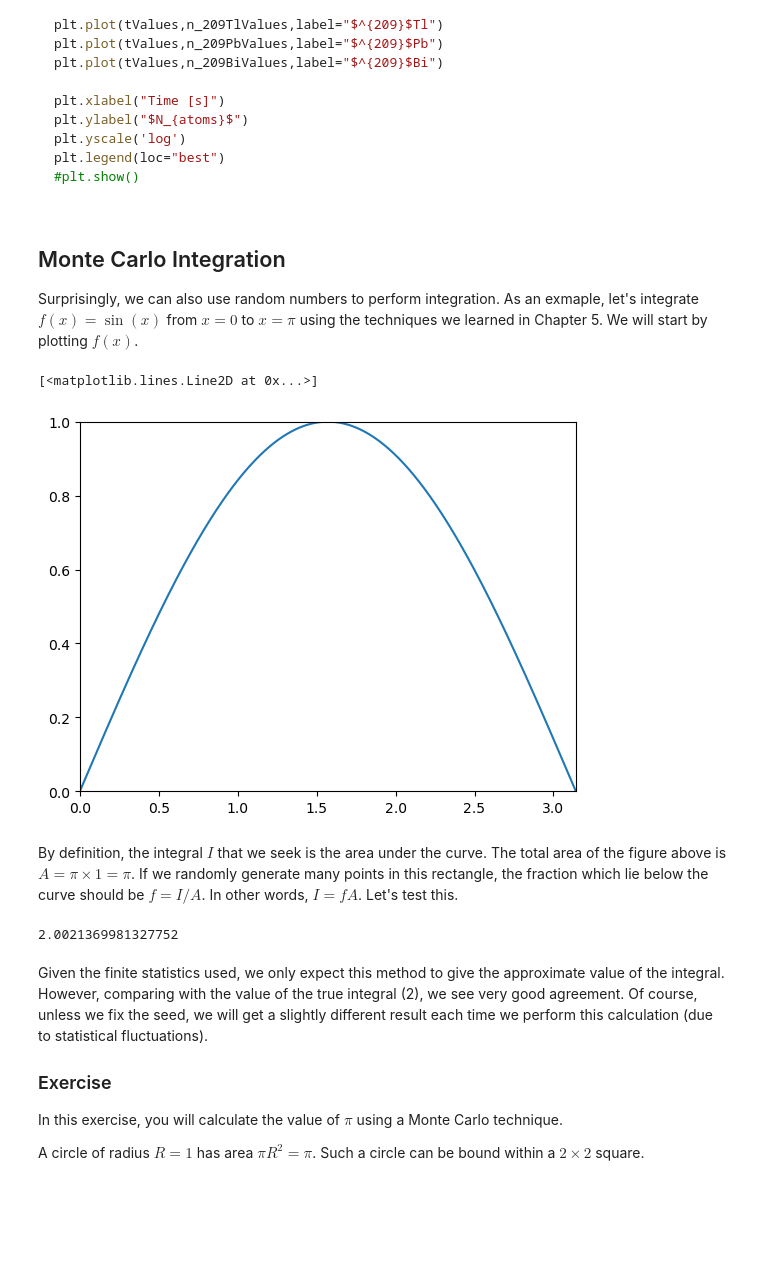
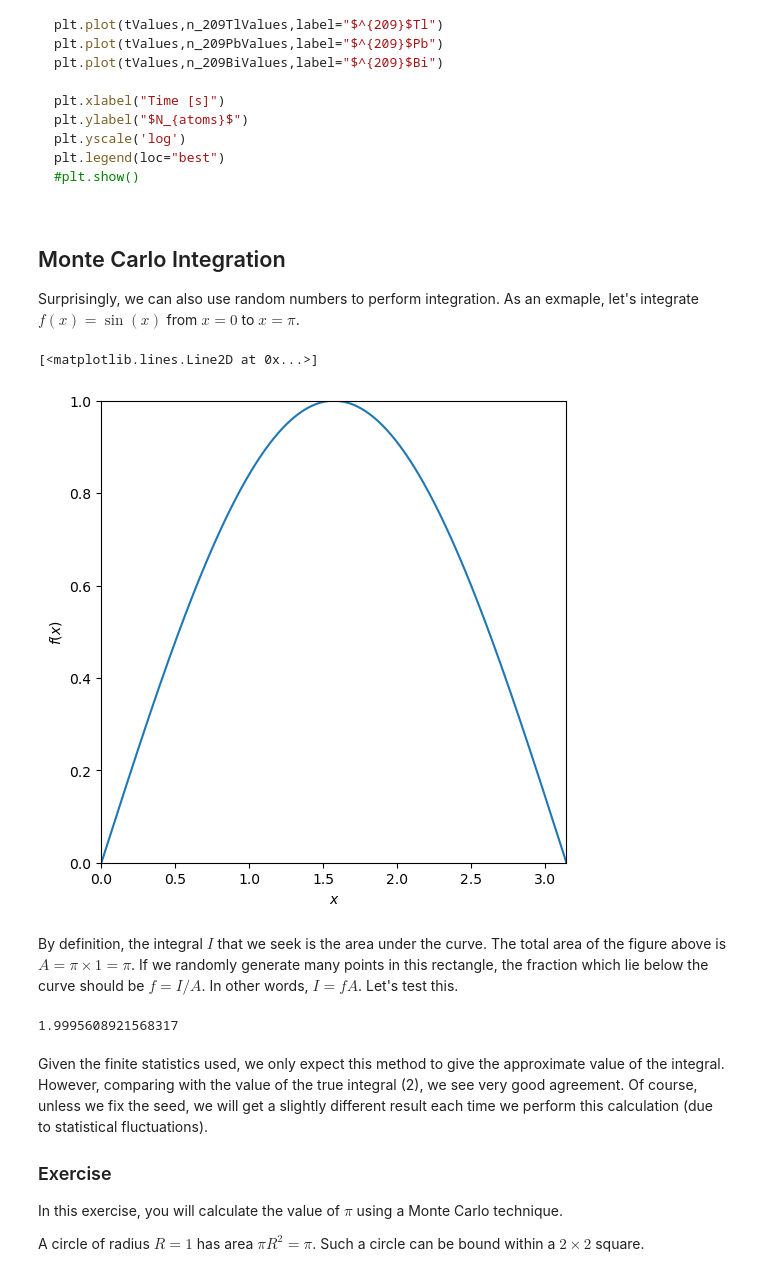
Before and after one commit to jstupak/ComputationalPhysics, a Jupyter notebook: LectureNotes/14_randomness.ipynb, the cells around one changed output. Saved outputs shown, nothing was run; the diff lists cells and outputs as text; code cells hidden in the pictures; folded sections open; blank space fills up the shorter version.

```diff
--- a/LectureNotes/14_randomness.ipynb
+++ b/LectureNotes/14_randomness.ipynb
@@ -302,29 +302,31 @@ plt.legend(loc="best")
 # %% [markdown]
 ## Monte Carlo Integration
 
-Surprisingly, we can also use random numbers to perform integration.  As an exmaple, let's integrate $f(x)=\sin(x)$ from $x=0$ to $x=\pi$ using the techniques we learned in Chapter 5.  We will start by plotting $f(x)$.
+Surprisingly, we can also use random numbers to perform integration.  As an exmaple, let's integrate $f(x)=\sin(x)$ from $x=0$ to $x=\pi$.
 # %%
 import numpy as np
 from math import pi
 
 def f(x):
     return np.sin(x)
 
 xValues = np.linspace(0, pi, 1000)
 yValues = f(xValues)
 
-plt.figure()
+plt.figure(figsize=(6,6))
 ax = plt.gca()
 ax.set_xlim([0, pi])
 ax.set_ylim([0, 1])
+plt.xlabel("$x$")
+plt.ylabel("$f(x)$")
 plt.plot(xValues,yValues)
 # %% [output]
 [<matplotlib.lines.Line2D at 0x...>]
-[figure, old version]
+[figure, new version]
 # %% [markdown]
 By definition, the integral $I$ that we seek is the area under the curve.  The total area of the figure above is $A=\pi\times1=\pi$.  If we randomly generate many points in this rectangle, the fraction which lie below the curve should be $f=I/A$.  In other words, $I=fA$.  Let's test this.
 # %%
-N = 10000
+N = 100000
 
 count = 0
 for i in range(N):
@@ -337,7 +339,7 @@ I = (count/N) * pi
 
 I
 # %% [output]
-2.0021369981327752
+1.9995608921568317
 # %% [markdown]
 Given the finite statistics used, we only expect this method to give the approximate value of the integral.  However, comparing with the value of the true integral (2), we see very good agreement.  Of course, unless we fix the seed, we will get a slightly different result each time we perform this calculation (due to statistical fluctuations).
 
```
Also changed, not shown: parts of 28 cells of this notebook.
